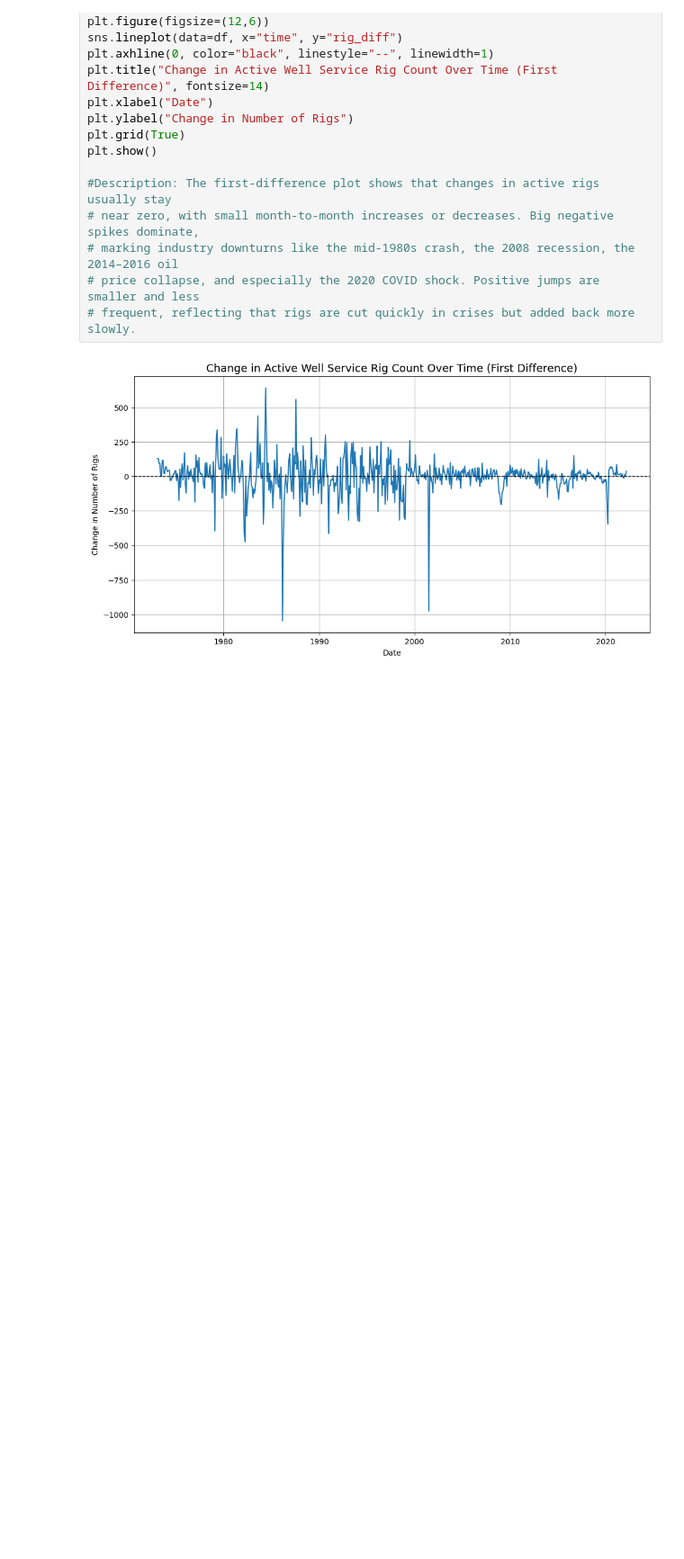
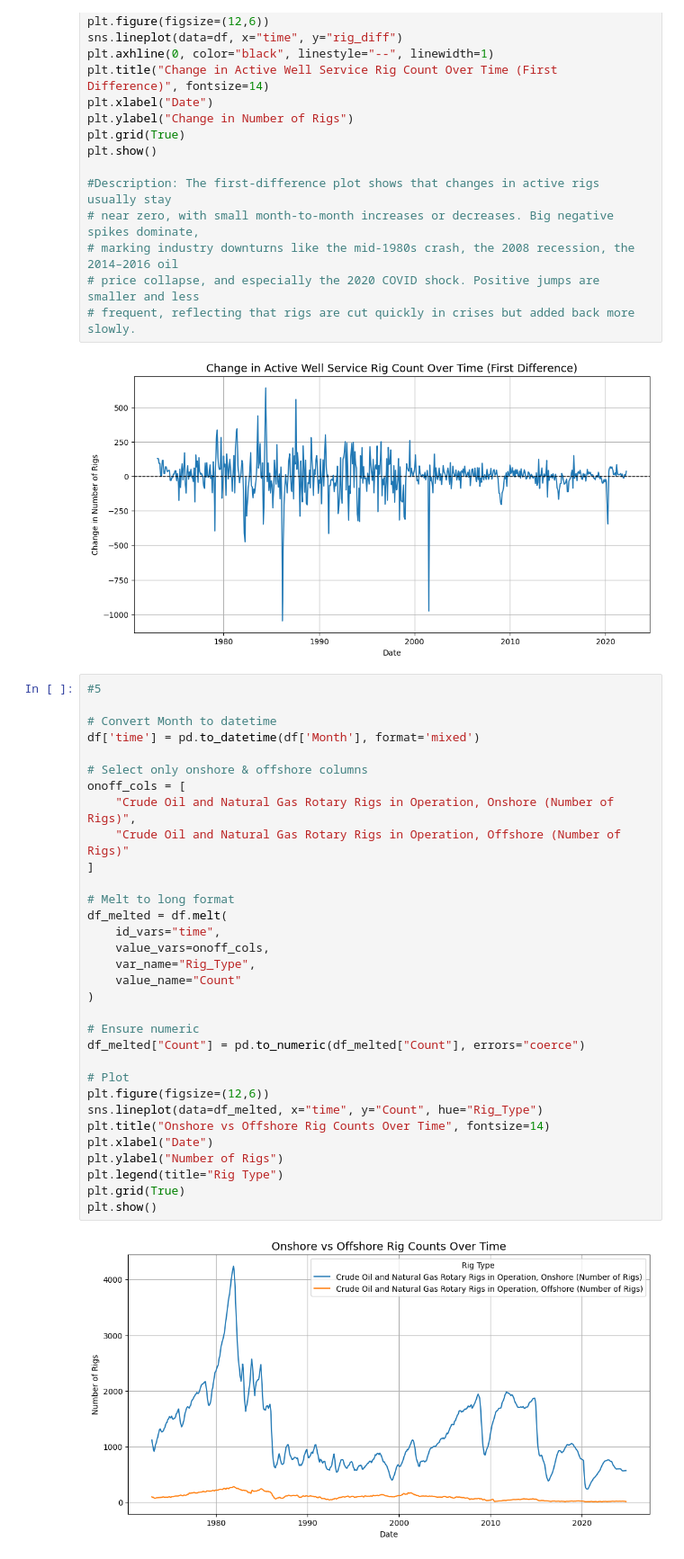
Before and after one commit to emilyfriedman8/eda_assignment, a Jupyter notebook: assignment_eda.ipynb, the cells around one changed output. Shown at 90% size. Saved outputs shown, nothing was run; the diff lists cells and outputs as text; blank space fills up the shorter version.

```diff
--- a/assignment_eda.ipynb
+++ b/assignment_eda.ipynb
@@ -397,3 +397,37 @@ plt.show()
 # frequent, reflecting that rigs are cut quickly in crises but added back more slowly.
 # %% [output]
 [figure]
+# %%
+#5
+
+# Convert Month to datetime
+df['time'] = pd.to_datetime(df['Month'], format='mixed')
+
+# Select only onshore & offshore columns
+onoff_cols = [
+    "Crude Oil and Natural Gas Rotary Rigs in Operation, Onshore (Number of Rigs)",
+    "Crude Oil and Natural Gas Rotary Rigs in Operation, Offshore (Number of Rigs)"
+]
+
+# Melt to long format
+df_melted = df.melt(
+    id_vars="time",
+    value_vars=onoff_cols,
+    var_name="Rig_Type",
+    value_name="Count"
+)
+
+# Ensure numeric
+df_melted["Count"] = pd.to_numeric(df_melted["Count"], errors="coerce")
+
+# Plot
+plt.figure(figsize=(12,6))
+sns.lineplot(data=df_melted, x="time", y="Count", hue="Rig_Type")
+plt.title("Onshore vs Offshore Rig Counts Over Time", fontsize=14)
+plt.xlabel("Date")
+plt.ylabel("Number of Rigs")
+plt.legend(title="Rig Type")
+plt.grid(True)
+plt.show()
+# %% [output]
+[figure, added]
```
